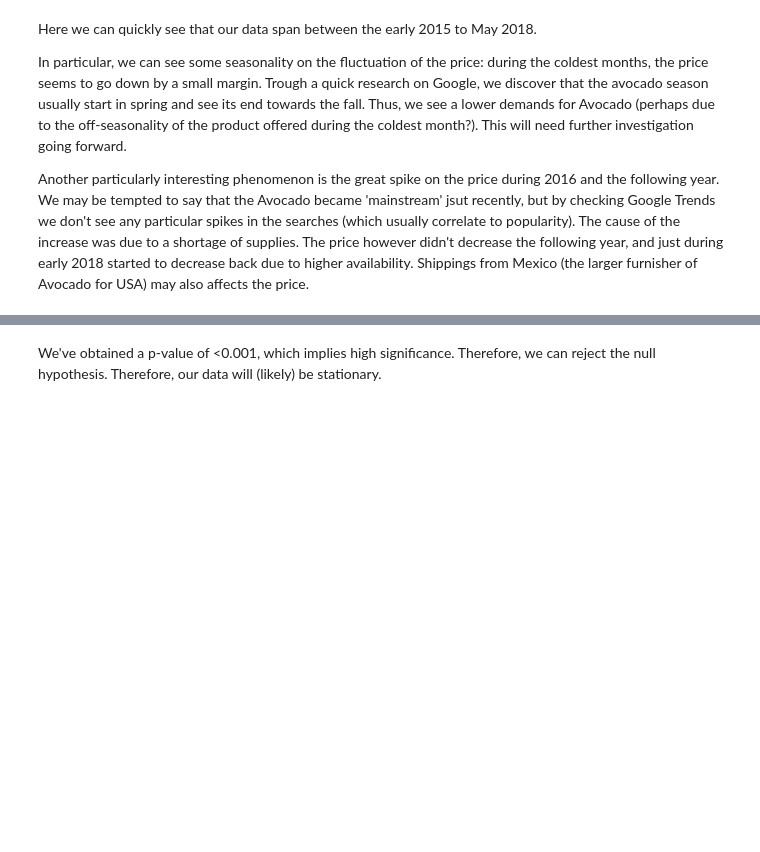
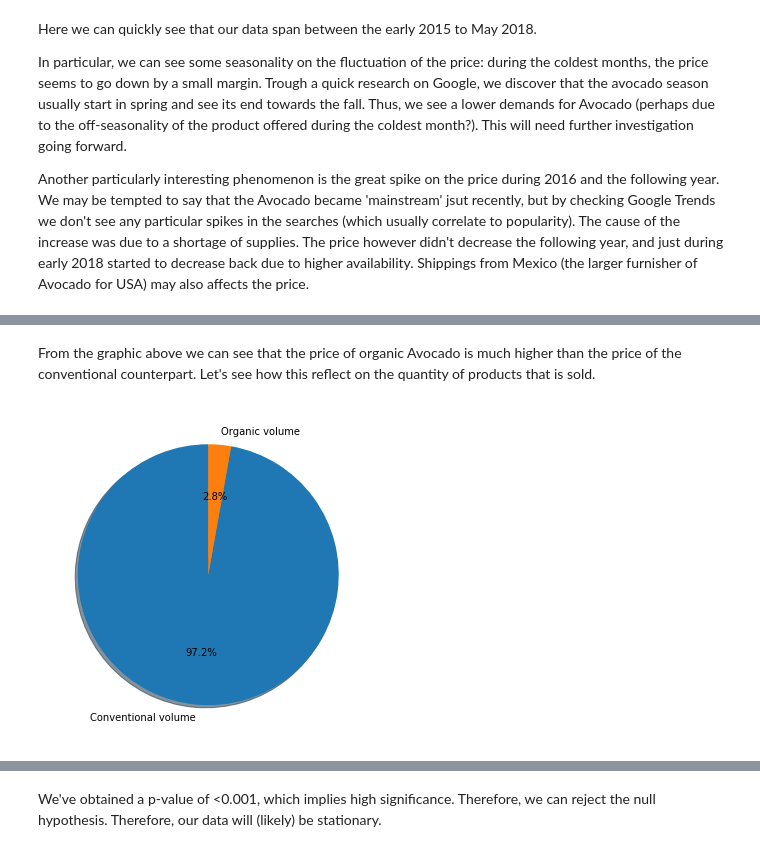
Before and after one commit to Zanett96/Kaggle, a Jupyter notebook: Avocado/Avocado.ipynb, the cells around one changed output, grey strips where cells are left out. Cells and saved outputs as stored; diff of their text form; code cells hidden in the pictures; blank space fills up the shorter version.

```diff
--- a/Avocado/Avocado.ipynb
+++ b/Avocado/Avocado.ipynb
@@ -141,0 +161,10 @@ Another particularly interesting phenomenon is the great spike on the price duri
+# %% [markdown]
+From the graphic above we can see that the price of organic Avocado is much higher than the price of the conventional counterpart. Let's see how this reflect on the quantity of products that is sold.
+# %%
+organic_quantity = organic_df['Total Volume'].sum()
+conventional_quantity = conventional_df['Total Volume'].sum()
+plt.figure(figsize=(12, 6))
+plt.pie([conventional_quantity, organic_quantity],  labels=['Conventional volume', 'Organic volume'], autopct='%1.1f%%',  shadow=True, startangle=90)
+plt.show()
+# %% [output]
+[figure, added]
```
Also changed, not shown: parts of 11 cells of this notebook.
